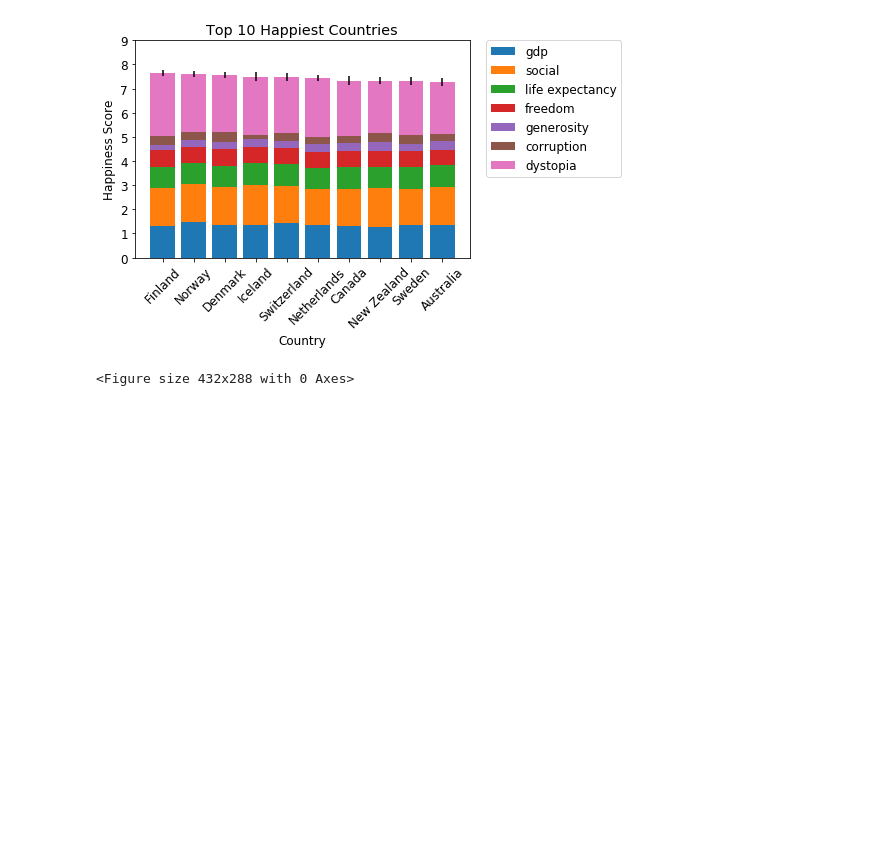
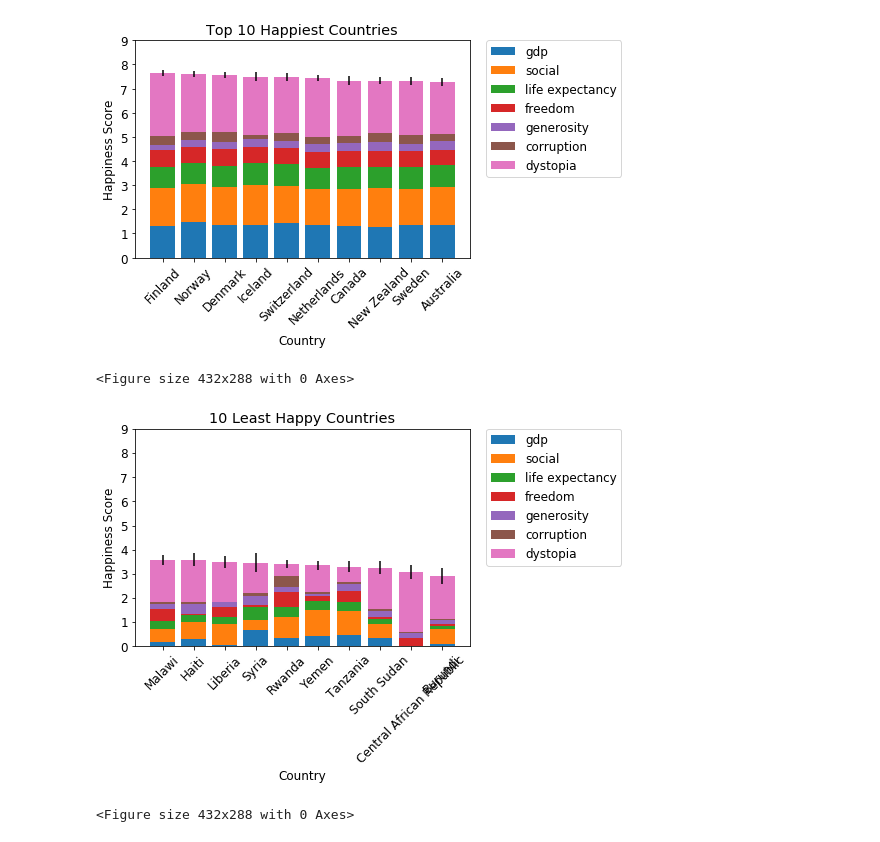
Before and after one commit to 4d4m43/DrinkAndBeHapPY, a Jupyter notebook: libs/whiskers.ipynb, the cells around one changed output. Saved outputs shown, nothing was run; the diff lists cells and outputs as text; code cells hidden in the pictures; blank space fills up the shorter version.

Commit message:
added bottom_10 to outputs

```diff
--- a/libs/whiskers.ipynb
+++ b/libs/whiskers.ipynb
@@ -117,0 +116,61 @@ plt.show()
+# %%
+width = 10
+#top_10 = [i for i in range(10)]
+#country_10 = [country[0], country[1],country[2],country[3],country[4],country[5],country[6],
+#             country[7],country[8],country[9]]
+#country_10 = pd.Series(country_10)
+bottom_10 = [0,1,2,3,4,5,6,7,8,9]
+bottom_10 = pd.Series(bottom_10)
+
+country_10 = df_happy["country"].tail(10)
+gdp_10 = df_happy["gdp"].tail(10)
+social_10= df_happy["social"].tail(10)
+life_expectancy_10 = df_happy["life_expectancy"].tail(10)
+freedom_10 = df_happy["freedom"].tail(10)
+generosity_10 = df_happy["generosity"].tail(10)
+corruption_10 = df_happy["corruption"].tail(10)
+dystopia_10 = df_happy["dystopia"].tail(10)
+whisker_high_10 = df_happy["whisker_high"].tail(10)
+whisker_low_10 = df_happy["whisker_low"].tail(10)
+yerr_10 = yerr.tail(10)
+
+#a = list(chain.from_iterable(ind))
+#print(a[:10])
+#print(country_10)
+#print(top_10)
+#fig = plt.figure(figsize=(100, 50))
+
+#ax = plt.subplots()
+
+#fig = plt.figure(figsize=(100, 50))
+#ax = fig.add_subplot(111)
+
+p1 = plt.bar(bottom_10, gdp_10)
+p2 = plt.bar(bottom_10, social_10, bottom=gdp_10)
+p3 = plt.bar(bottom_10, life_expectancy_10, bottom=gdp_10+social_10)
+p4 = plt.bar(bottom_10, freedom_10, bottom=gdp_10+social_10+life_expectancy_10)
+p5 = plt.bar(bottom_10, generosity_10, bottom=gdp_10+social_10+life_expectancy_10+freedom_10)
+p6 = plt.bar(bottom_10, corruption_10, bottom=gdp_10+social_10+life_expectancy_10+freedom_10+generosity_10)
+p7 = plt.bar(bottom_10, dystopia_10, bottom=gdp_10+social_10+life_expectancy_10+freedom_10+generosity_10+corruption_10, yerr=yerr_10)
+
+#ax = fig.add_subplot(111)
+#ax.plot(x, y)
+#plt.figure(figsize=(100, 50)
+
+#ax.legend(bbox_to_anchor=(100, 1.05))
+plt.xlabel('Country')
+plt.ylabel('Happiness Score')
+plt.title('10 Least Happy Countries')
+plt.xticks(top_10, country_10, rotation=45)
+plt.yticks(np.arange(0, 10, 1))
+plt.legend((p1[0], p2[0], p3[0], p4[0], p5[0], p6[0], p7[0]),
+          ('gdp', 'social', 'life expectancy', 'freedom', 'generosity', 'corruption', 'dystopia'),
+           loc=2, borderaxespad=0, bbox_to_anchor=(1.05,1))
+plt.rcParams.update({'font.size': 12})
+#plt.show()
+f = plt.figure()
+f.savefig("bottom_10.pdf", bbox_inches='tight')
+#fig.savefig("foo.pdf", bbox_inches='tight')
+# %% [output]
+[figure, added]
+<Figure size 432x288 with 0 Axes>
```
Also changed, not shown: parts of 1 cell of this notebook, 3 other files.
